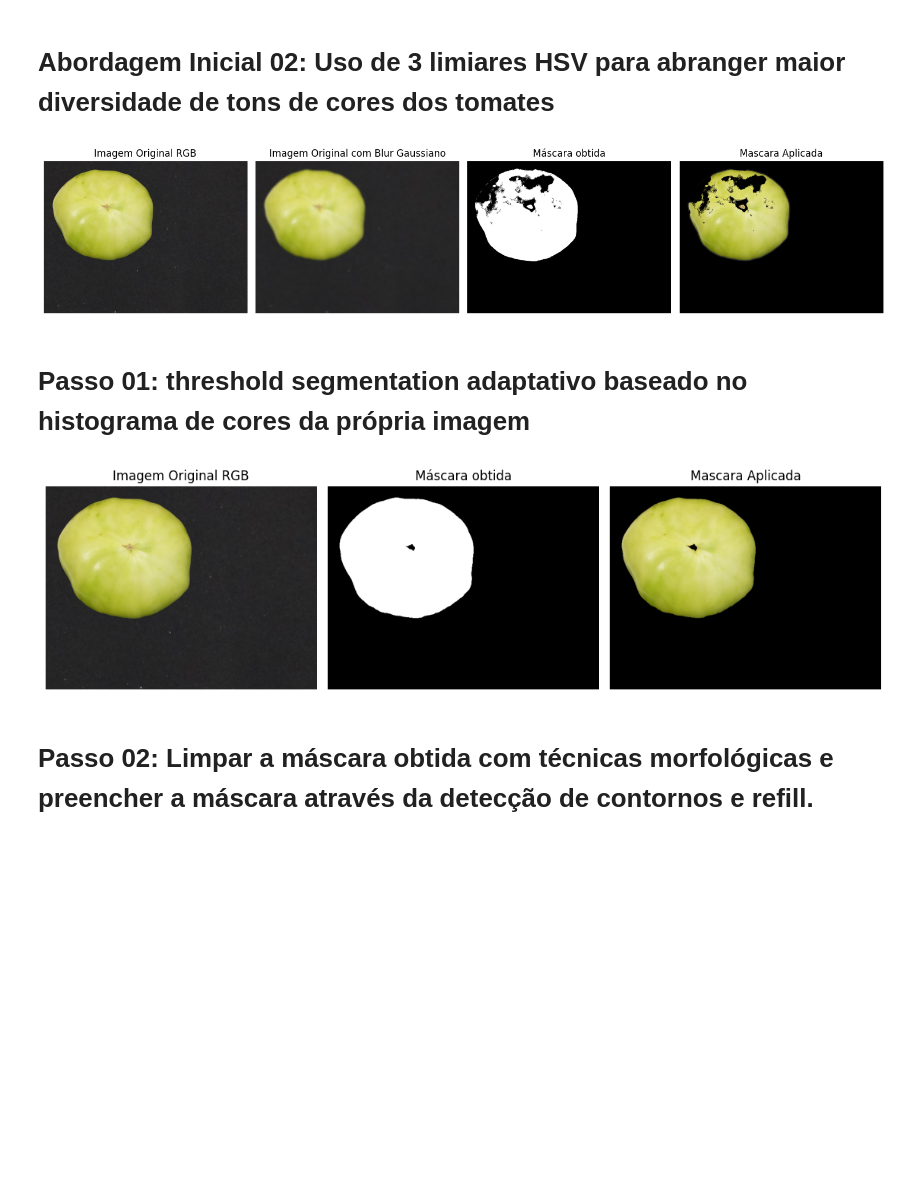
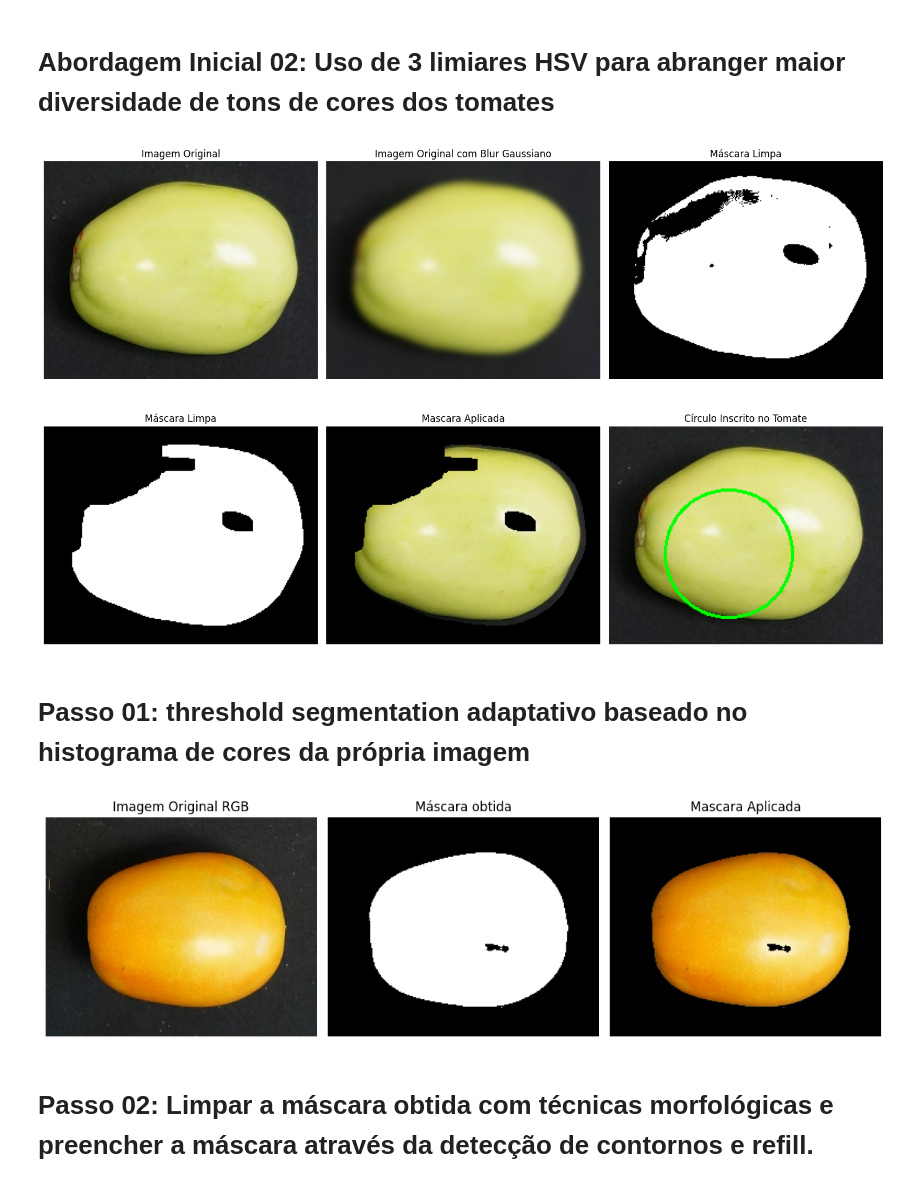
Before and after one commit to CizeLucas/Trabalho-SeminariosDeComputacao, a Jupyter notebook: image_segmentation.ipynb, the cells around one changed output. Drawn from its saved outputs; the diff is of its cells as text; code cells hidden in the pictures; blank space fills up the shorter version.

```diff
--- a/image_segmentation.ipynb
+++ b/image_segmentation.ipynb
@@ -148,7 +148,7 @@ plt.show()
 # Abordagem Inicial 02: Uso de 3 limiares HSV para abranger maior diversidade de tons de cores dos tomates
 # %%
 # 1. Carregar e converter a imagem
-image = cv2.imread('./test_images/6(orig_dataset).bmp')
+image = cv2.imread('./original_dataset/data/tomato samples (1)/S-G-23.bmp')
 image_rgb = cv2.cvtColor(image, cv2.COLOR_BGR2RGB)
 image_hsv = cv2.cvtColor(image_rgb, cv2.COLOR_RGB2HSV)
 image_blurred_rgb = cv2.GaussianBlur(image_rgb, (15, 15), 0) # To-Do: Conferir se RETIRAR o blur é possível
@@ -174,47 +174,74 @@ mask_red1 = cv2.inRange(image_blurred_hsv, lower_red1, upper_red1)
 mask_red2 = cv2.inRange(image_blurred_hsv, lower_red2, upper_red2)
 mask_orange = cv2.inRange(image_blurred_hsv, lower_orange, upper_orange)
 mask_green = cv2.inRange(image_blurred_hsv, lower_green, upper_green)
 
 # 4. Combinar as máscaras
 mask = cv2.bitwise_or(mask_red1, mask_red2)
 mask = cv2.bitwise_or(mask, mask_orange)
 mask = cv2.bitwise_or(mask, mask_green)
 
-# 4. Aplicar a máscara
-result = cv2.bitwise_and(image_rgb, image_rgb, mask=mask)
+# 5. Limpeza da máscara com operações morfológicas
+kernel = np.ones((10, 10), np.uint8)
+mask_clean = cv2.morphologyEx(mask, cv2.MORPH_OPEN, kernel)
+mask_clean = cv2.morphologyEx(mask_clean, cv2.MORPH_CLOSE, kernel)
+
+# 6. Aplicar a máscara
+result = cv2.bitwise_and(image_rgb, image_rgb, mask=mask_clean)
+
+# 6. Aplicar transformada de distância
+dist_transform = cv2.distanceTransform(mask_clean, cv2.DIST_L2, 5)
+minVal, maxVal, minLoc, maxLoc = cv2.minMaxLoc(dist_transform)
+
+# 7. Determinar o círculo inscrito
+circle_center = maxLoc               # Centro do maior círculo
+circle_radius = int(maxVal)          # Raio do maior círculo
+
+# 8. Desenhar o círculo na imagem original
+output = image_rgb.copy()
+cv2.circle(output, circle_center, circle_radius, (0, 255, 0), 2)
 
 # Exibir resultados
 plt.figure(figsize=(15, 10))
 
-plt.subplot(1, 4, 1)
+plt.subplot(2, 3, 1)
 plt.imshow(image_rgb)
-plt.title("Imagem Original RGB")
+plt.title("Imagem Original")
 plt.axis('off')
 
-plt.subplot(1, 4, 2)
+plt.subplot(2, 3, 2)
 plt.imshow(image_blurred_rgb)
 plt.title("Imagem Original com Blur Gaussiano")
 plt.axis('off')
 
-plt.subplot(1, 4, 3)
+plt.subplot(2, 3, 3)
 plt.imshow(mask, cmap='gray')
-plt.title("Máscara obtida")
+plt.title("Máscara Limpa")
 plt.axis('off')
 
-plt.subplot(1, 4, 4)
+plt.subplot(2, 3, 4)
+plt.imshow(mask_clean, cmap='gray')
+plt.title("Máscara Limpa")
+plt.axis('off')
+
+plt.subplot(2, 3, 5)
 plt.imshow(result)
 plt.title("Mascara Aplicada")
 plt.axis('off')
 
+plt.subplot(2, 3, 6)
+plt.imshow(output)
+plt.title("Círculo Inscrito no Tomate")
+plt.axis('off')
+
 plt.tight_layout()
 plt.show()
 # %% [output]
-[figure, old version]
+[figure, new version]
 # %% [markdown]
 # Passo 01:  threshold segmentation adaptativo baseado no histograma de cores da própria imagem
 # %%
 # 1. Carregar e converter a imagem
-image = cv2.imread('./test_images/6(orig_dataset).bmp')
+image = cv2.imread('./original_dataset/data/tomato samples (1)/S-C-21.bmp')
 image_rgb = cv2.cvtColor(image, cv2.COLOR_BGR2RGB)
 image_hsv = cv2.cvtColor(image_rgb, cv2.COLOR_RGB2HSV)
 
@@ -277,7 +304,7 @@ plt.axis('off')
 plt.tight_layout()
 plt.show()
 # %% [output]
-[figure, old version]
+[figure, new version]
 # %% [markdown]
 # Passo 02: Limpar a máscara obtida com técnicas morfológicas e preencher a máscara através da detecção de contornos e refill.
 # %%
```
Also changed, not shown: parts of 4 cells of this notebook, 5 other files.
